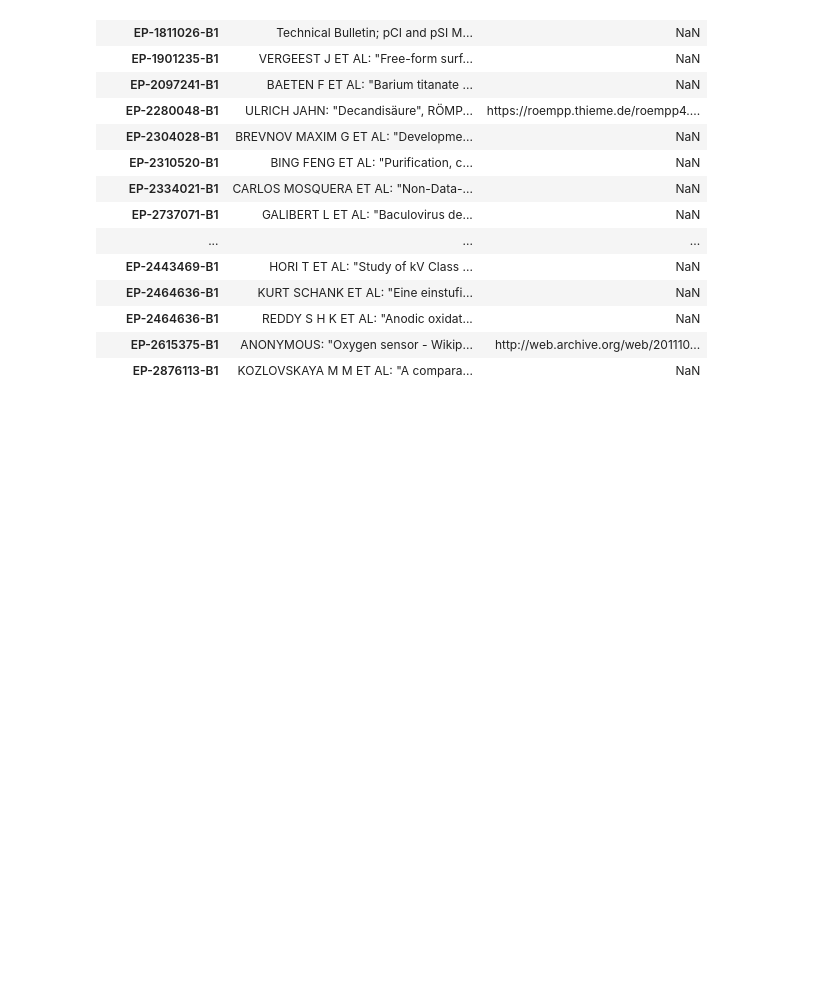
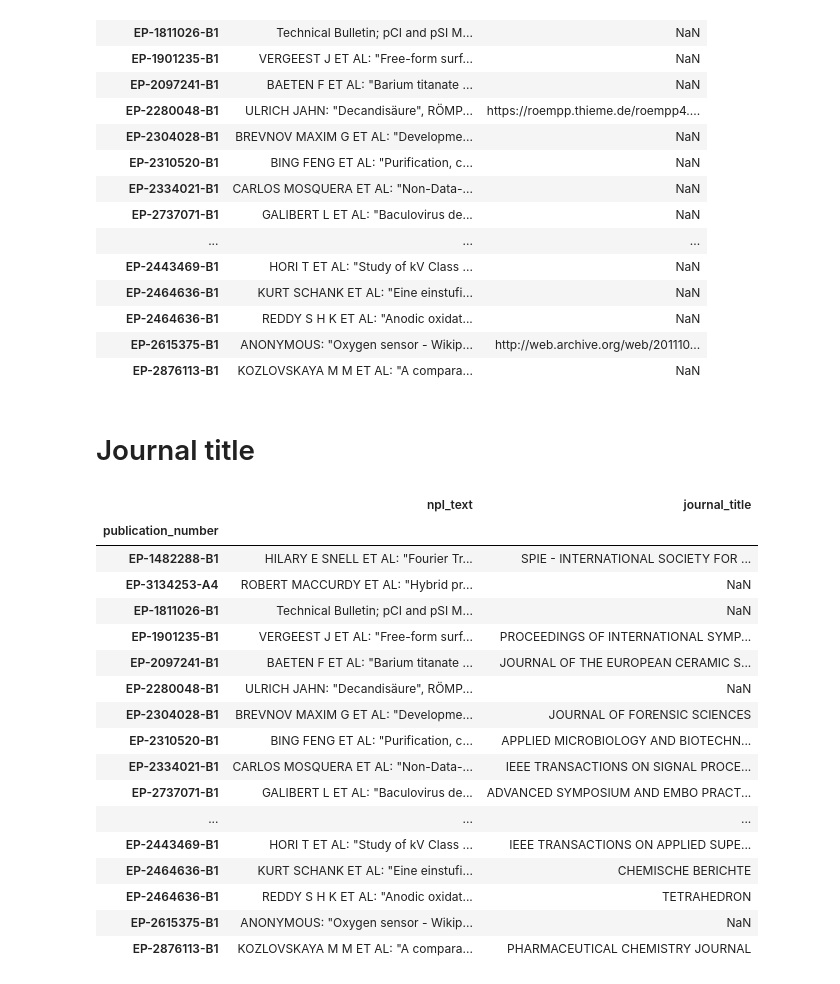
Before and after one commit to on-merrit/patent_exploration, a Jupyter notebook: extract_references/extract_references.ipynb, the cells around one changed output. Cells and saved outputs as stored; diff of their text form; code cells hidden in the pictures; blank space fills up the shorter version.

Commit message:
extract journal title

```diff
--- a/extract_references/extract_references.ipynb
+++ b/extract_references/extract_references.ipynb
@@ -213,3 +213,28 @@ patents_clean[['npl_text', 'url']].head(30)
 | EP-2464636-B1 | REDDY S H K ET AL: "Anodic oxidat... | NaN |
 | EP-2615375-B1 | ANONYMOUS: "Oxygen sensor - Wikip... | http://web.archive.org/web/201110... |
 | EP-2876113-B1 | KOZLOVSKAYA M M ET AL: "A compara... | NaN |
+# %% [markdown]
+# Journal title
+# %%
+patents_clean['journal_title'] = extract_part(',\s([A-Z\W]+?),')
+# %%
+patents_clean[['npl_text', 'journal_title']].head(30)
+# %% [output]
+|  | npl_text | journal_title |
+| publication_number |  |  |
+| EP-1482288-B1 | HILARY E SNELL ET AL: "Fourier Tr... | SPIE - INTERNATIONAL SOCIETY FOR ... |
+| EP-3134253-A4 | ROBERT MACCURDY ET AL: "Hybrid pr... | NaN |
+| EP-1811026-B1 | Technical Bulletin; pCI and pSI M... | NaN |
+| EP-1901235-B1 | VERGEEST J ET AL: "Free-form surf... | PROCEEDINGS OF INTERNATIONAL SYMP... |
+| EP-2097241-B1 | BAETEN F ET AL: "Barium titanate ... | JOURNAL OF THE EUROPEAN CERAMIC S... |
+| EP-2280048-B1 | ULRICH JAHN: "Decandisäure", RÖMP... | NaN |
+| EP-2304028-B1 | BREVNOV MAXIM G ET AL: "Developme... | JOURNAL OF FORENSIC SCIENCES |
+| EP-2310520-B1 | BING FENG ET AL: "Purification, c... | APPLIED MICROBIOLOGY AND BIOTECHN... |
+| EP-2334021-B1 | CARLOS MOSQUERA ET AL: "Non-Data-... | IEEE TRANSACTIONS ON SIGNAL PROCE... |
+| EP-2737071-B1 | GALIBERT L ET AL: "Baculovirus de... | ADVANCED SYMPOSIUM AND EMBO PRACT... |
+| ... | ... | ... |
+| EP-2443469-B1 | HORI T ET AL: "Study of kV Class ... | IEEE TRANSACTIONS ON APPLIED SUPE... |
+| EP-2464636-B1 | KURT SCHANK ET AL: "Eine einstufi... | CHEMISCHE BERICHTE |
+| EP-2464636-B1 | REDDY S H K ET AL: "Anodic oxidat... | TETRAHEDRON |
+| EP-2615375-B1 | ANONYMOUS: "Oxygen sensor - Wikip... | NaN |
+| EP-2876113-B1 | KOZLOVSKAYA M M ET AL: "A compara... | PHARMACEUTICAL CHEMISTRY JOURNAL |
```
